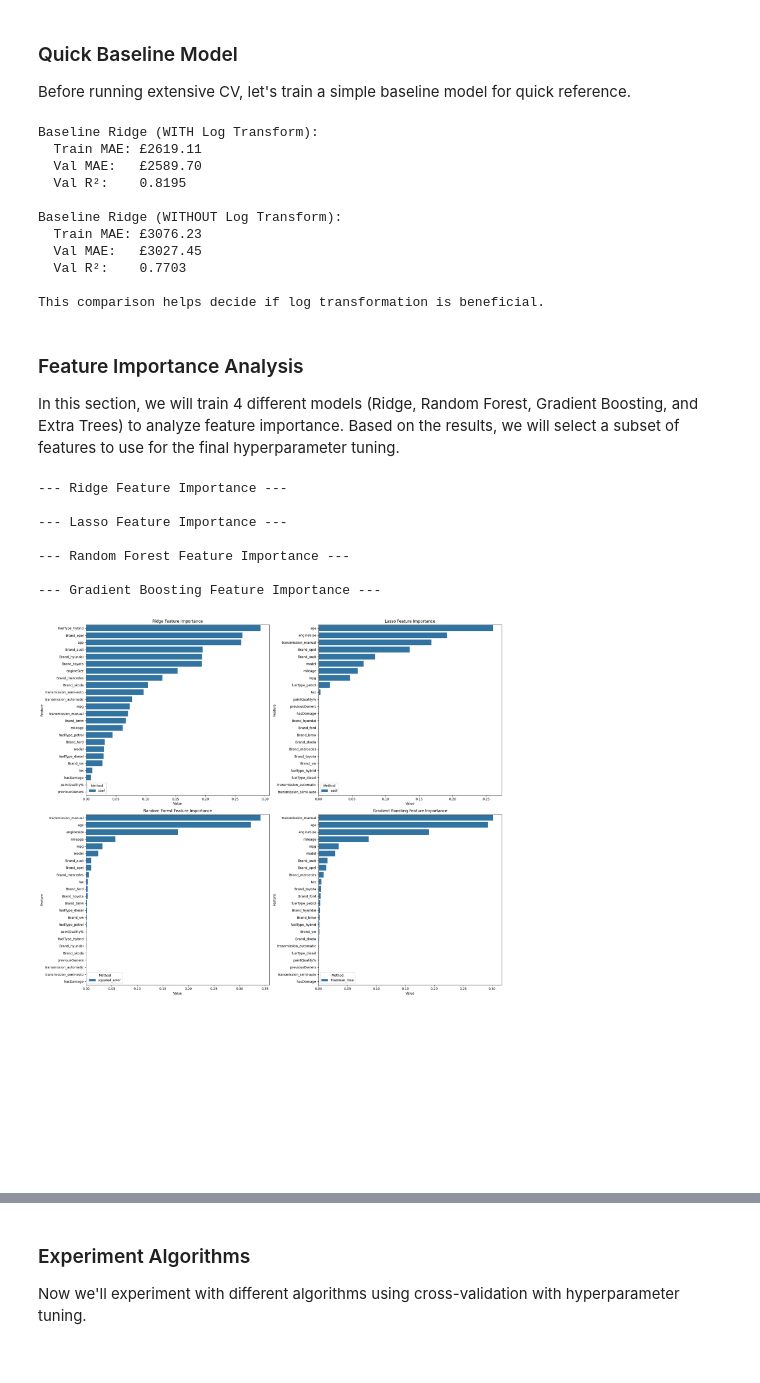
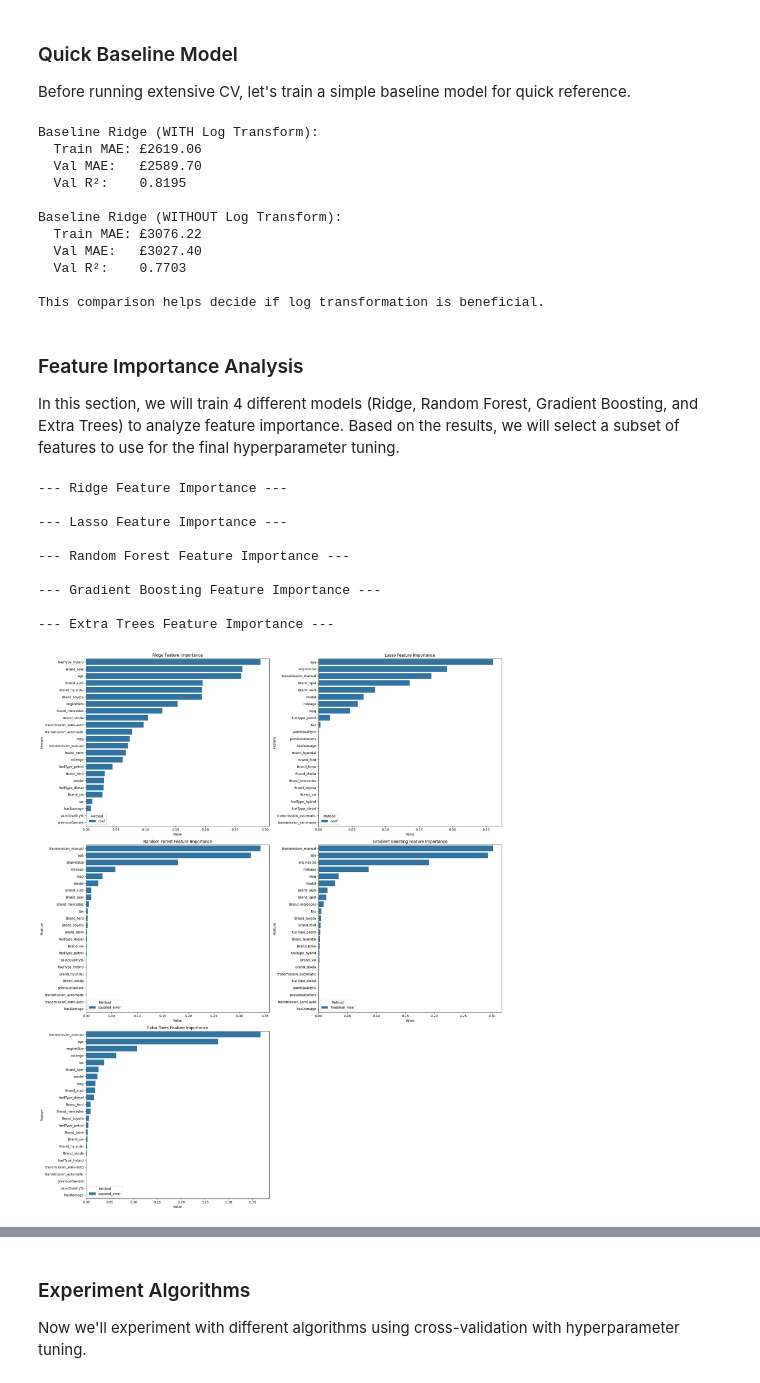
Before and after one commit to lucasdmcax/machine_learning, a Jupyter notebook: Homework_Group20.ipynb, the cells around one changed output, grey strips where cells are left out. Drawn from its saved outputs; the diff is of its cells as text; code cells hidden in the pictures.

```diff
--- a/Homework_Group20.ipynb
+++ b/Homework_Group20.ipynb
@@ -392,17 +395,15 @@ print(f"\nBaseline Ridge (WITHOUT Log Transform):")
 print(f"  Train MAE: £{mae_train_no_log:.2f}")
 print(f"  Val MAE:   £{mae_val_no_log:.2f}")
 print(f"  Val R²:    {r2_val_no_log:.4f}")
-
-print(f"\nThis comparison helps decide if log transformation is beneficial.")
 # %% [output]
 Baseline Ridge (WITH Log Transform):
-  Train MAE: £2619.11
+  Train MAE: £2619.06
   Val MAE:   £2589.70
   Val R²:    0.8195
 
 Baseline Ridge (WITHOUT Log Transform):
-  Train MAE: £3076.23
-  Val MAE:   £3027.45
+  Train MAE: £3076.22
+  Val MAE:   £3027.40
   Val R²:    0.7703
 
 This comparison helps decide if log transformation is beneficial.
@@ -458,6 +459,17 @@ fi_gb_config = {
 fi_gb_results = cross_validate_with_tuning(
     X, y, cat_cols, num_cols, fi_gb_config, k=3, seed=SEED, verbose=False
 )
+
+# 5. Extra Trees
+print("\n--- Extra Trees Feature Importance ---")
+fi_et_config = {
+    'model_class': ExtraTreesRegressor,
+    'param_distributions': {'n_estimators': [100], 'max_depth': [10]},
+    'n_iter': 1
+}
+fi_et_results = cross_validate_with_tuning(
+    X, y, cat_cols, num_cols, fi_et_config, k=3, seed=SEED, verbose=False
+)
 # %% [output]
 --- Ridge Feature Importance ---
 
@@ -466,33 +478,36 @@ fi_gb_results = cross_validate_with_tuning(
 --- Random Forest Feature Importance ---
 
 --- Gradient Boosting Feature Importance ---
+
+--- Extra Trees Feature Importance ---
 # %%
 # Plot Feature Importance for all models
 fig, axes = plt.subplots(3, 2, figsize=(20, 24))
 axes = axes.flatten()
 
 models_to_plot = [
     ('Ridge', fi_ridge_results),
     ('Lasso', fi_lasso_results),
     ('Random Forest', fi_rf_results),
-    ('Gradient Boosting', fi_gb_results)
+    ('Gradient Boosting', fi_gb_results),
+    ('Extra Trees', fi_et_results)
 ]
 
 for i, (name, result) in enumerate(models_to_plot):
     ax = axes[i]
     X_processed = preprocess_data(X, cat_cols, num_cols, artifacts=result['final_artifacts'], fit=False)
     get_feature_importance(result['best_estimator'], X_processed, plot=True, ax=ax)
     ax.set_title(f"{name} Feature Importance")
 
 # Hide empty subplot if any
 if len(models_to_plot) < len(axes):
     for j in range(len(models_to_plot), len(axes)):
         axes[j].axis('off')
 
 plt.tight_layout()
 plt.show()
 # %% [output]
-[figure, old version]
+[figure, new version]
 # %%
 # Get the list of all processed feature names from one of the artifacts
 all_features = list(preprocess_data(X, cat_cols, num_cols, artifacts=fi_ridge_results['final_artifacts'], fit=False).columns)
```
Also changed, not shown: parts of 12 cells of this notebook, 2 other files.
